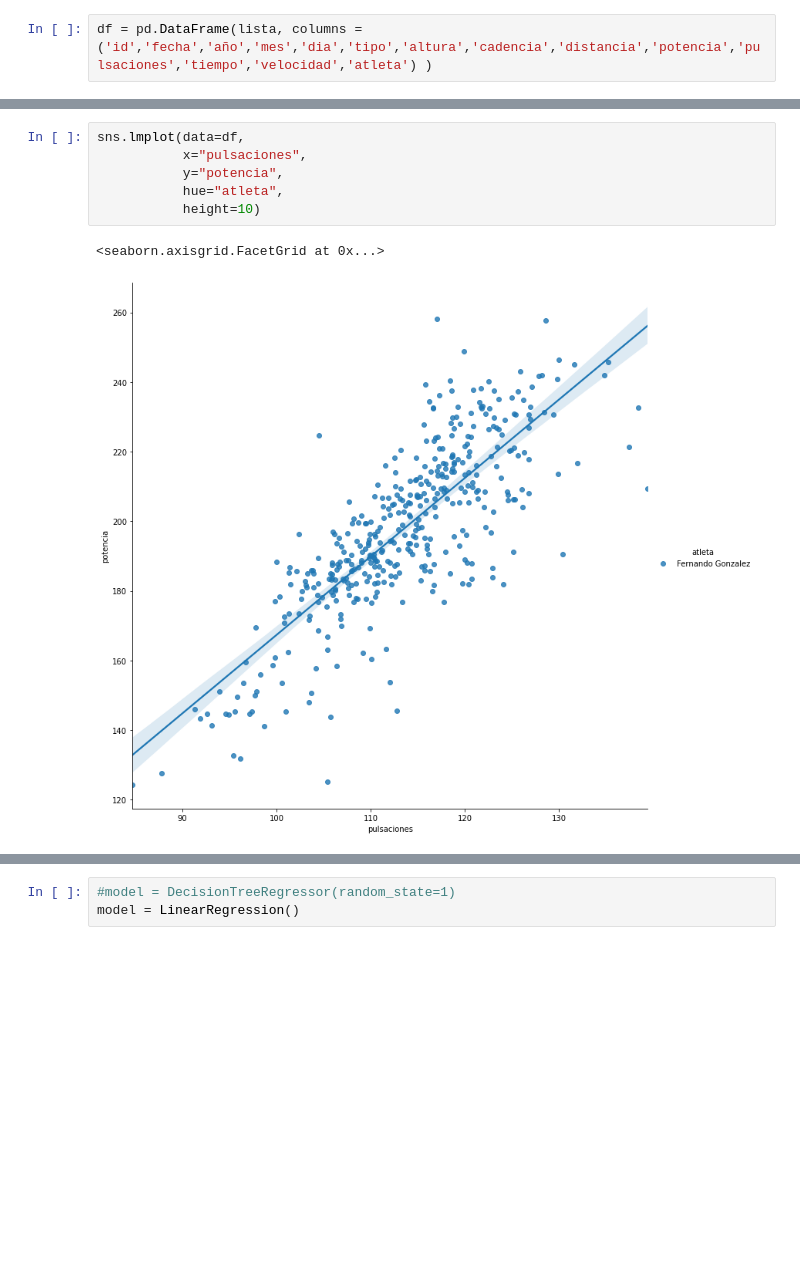
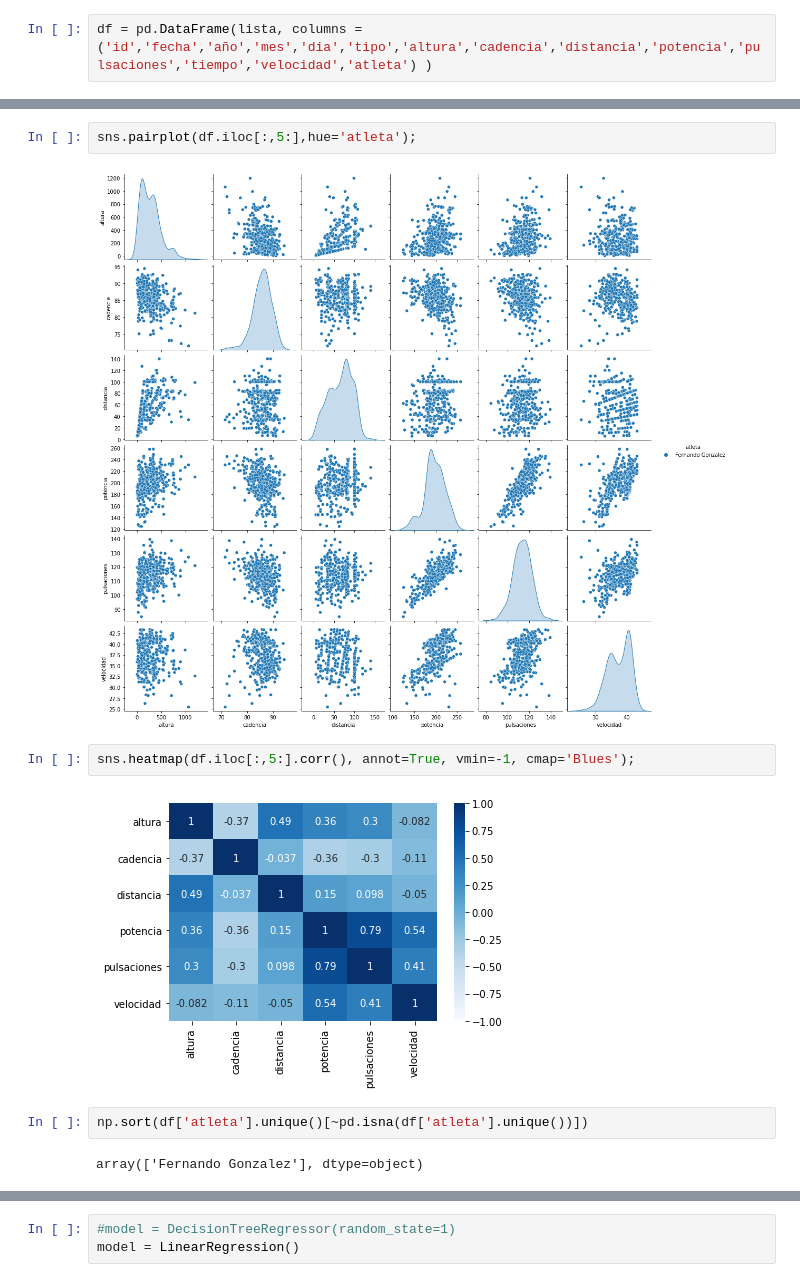
Before and after one commit to fernandorgonzalez/datosdeciclismo, a Jupyter notebook: datosdeciclismo.ipynb, the cells around one changed output, grey strips where cells are left out. Cells and saved outputs as stored; diff of their text form; blank space fills up the shorter version.

```diff
--- a/datosdeciclismo.ipynb
+++ b/datosdeciclismo.ipynb
@@ -58,9 +62,12 @@ df.shape
+# %%
+sns.pairplot(df.iloc[:,5:],hue='atleta');
+# %% [output]
+[figure, added]
 # %%
-sns.lmplot(data=df,
-           x="pulsaciones",
-           y="potencia",
-           hue="atleta",
-           height=10)
+sns.heatmap(df.iloc[:,5:].corr(), annot=True, vmin=-1, cmap='Blues');
 # %% [output]
-<seaborn.axisgrid.FacetGrid at 0x...>
-[figure, old version]
+[figure, new version]
+# %%
+np.sort(df['atleta'].unique()[~pd.isna(df['atleta'].unique())])
+# %% [output]
+array(['Fernando Gonzalez'], dtype=object)
```
Also changed, not shown: parts of 21 cells of this notebook.
